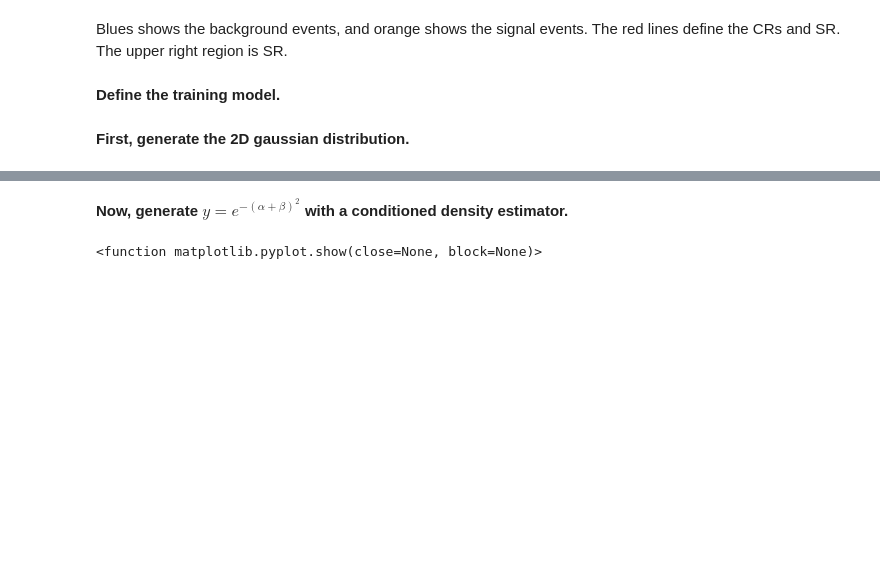
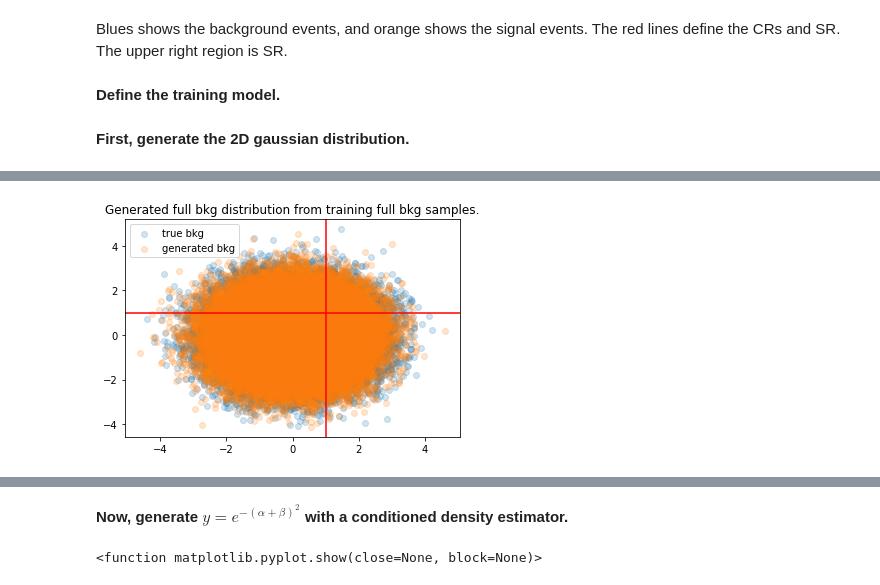
Before and after one commit to hep-lbdl/non-resonant-AD-extrapolation, a Jupyter notebook: Example.ipynb, the cells around one changed output, grey strips where cells are left out. Cells and saved outputs as stored; diff of their text form; code cells hidden in the pictures; blank space fills up the shorter version.

```diff
--- a/Example.ipynb
+++ b/Example.ipynb
@@ -119,3 +110,16 @@ Epoch 20/20
+# %%
+sample2 = samples[:,0]
+y1 = sample2[:,0]
+y2 = sample2[:,1]
+plt.scatter(x1, x2, alpha = 0.2, label = 'true bkg')
+plt.scatter(y1, y2, alpha = 0.2, label = 'generated bkg')
+plt.axhline(y=1, color='r', linestyle='-')
+plt.axvline(x=1, color='r', linestyle='-')
+plt.legend()
+plt.title("Generated full bkg distribution from training full bkg samples.")
+plt.show()
+# %% [output]
+[figure, added]
 # %%
 # Train on background distribution in CR
 data2 = data[np.logical_not((data[:,0] > 1) & (data[:,1] > 1))]
```
Also changed, not shown: parts of 12 cells of this notebook.
